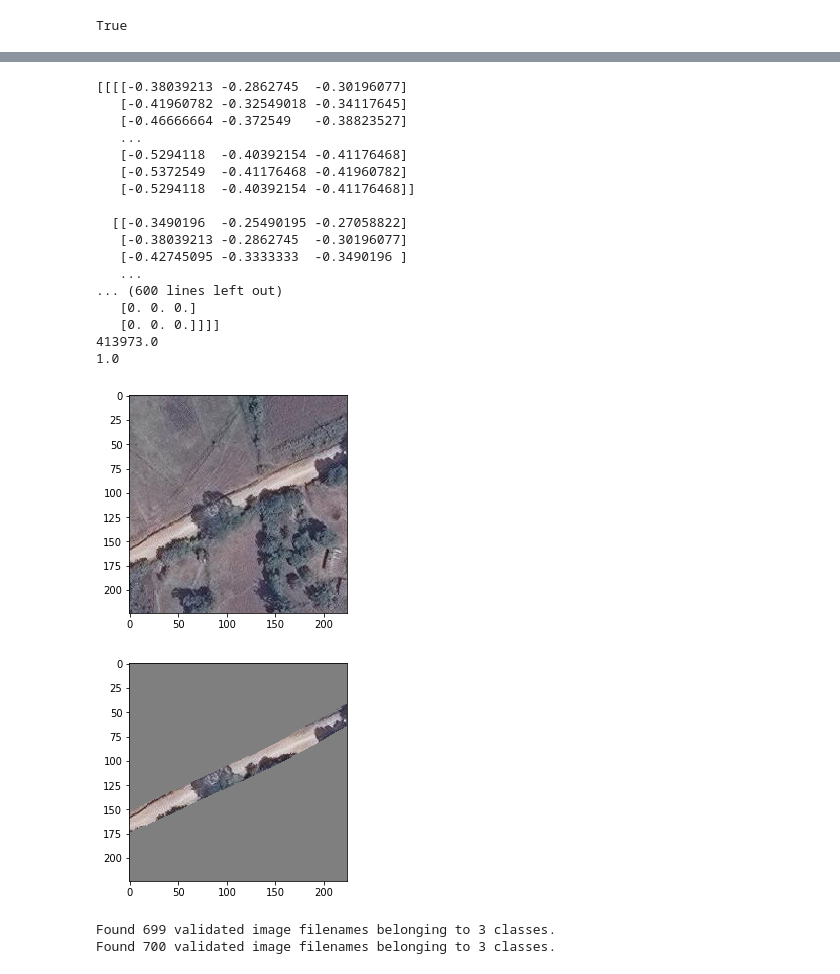
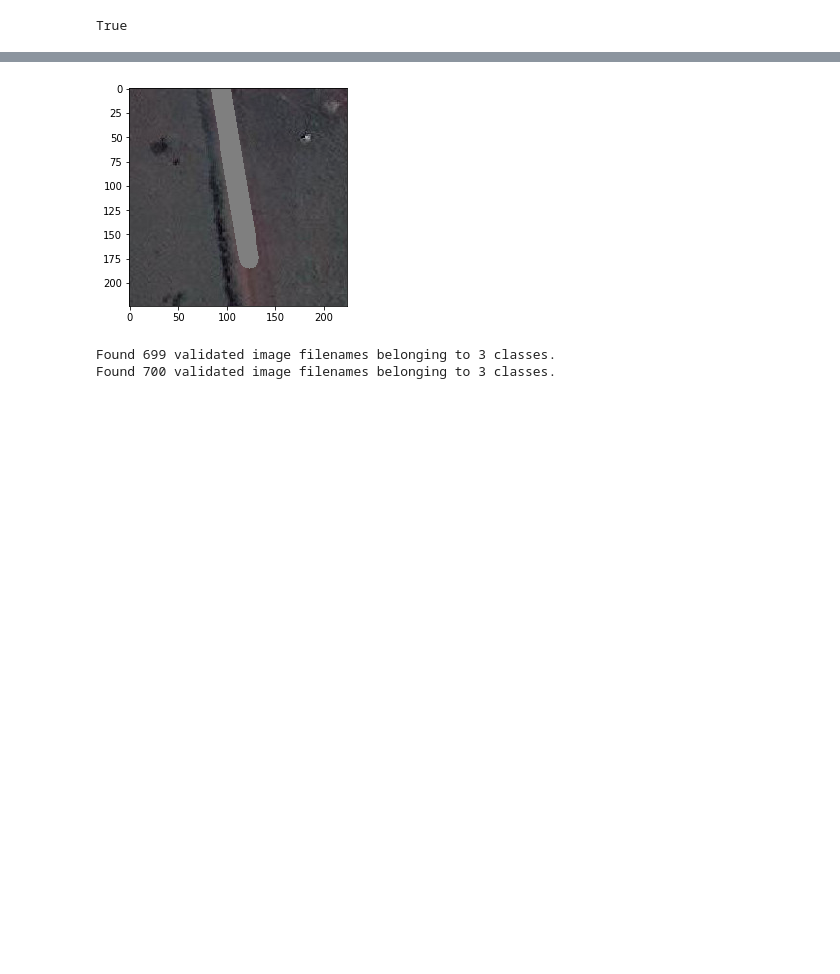
Before and after one commit to choiben314/cs325b, a Jupyter notebook: ben_dev.ipynb, the cells around one changed output, grey strips where cells are left out. Saved outputs shown, nothing was run; the diff lists cells and outputs as text; code cells hidden in the pictures; blank space fills up the shorter version.

```diff
--- a/ben_dev.ipynb
+++ b/ben_dev.ipynb
@@ -586,7 +574,7 @@ print(tf.test.is_gpu_available())
 # %% [output]
 True
 # %%
-config = load_config("cls_w6_e2")
+config = load_config("cls_w6_e3")
 data_manager = DataManager(config)
 convnet = pretrained_cnn(config, image_size=config["image_size"], n_channels=config["n_channels"])
 trainer = Trainer(config)
@@ -613,36 +624,18 @@ dir(val_generator)
  'throw']
 # %%
 import numpy as np
-for real, masked, lab in train_generator:
+for masked, lab in train_generator:
 #     image[0][4][image[0][4] != 0] = 1
 #     plt.imshow(image[0][4])
-    plt.imshow((127.5 * (real[5] + 1)).astype(np.int32))
-    plt.show()
-    plt.imshow((127.5 * (masked[5] + 1)).astype(np.int32))
+#     plt.imshow((127.5 * (real[5] + 1)).astype(np.int32))
+#     plt.show()
+    plt.imshow((127.5 * (masked[8] + 1)).astype(np.int32))
     # print(np.mean(image[0][3]))
 #     plt.show()
 #     plt.imshow(image[1])
     break
 # %% [output]
-[[[[-0.38039213 -0.2862745  -0.30196077]
-   [-0.41960782 -0.32549018 -0.34117645]
-   [-0.46666664 -0.372549   -0.38823527]
-   ...
-   [-0.5294118  -0.40392154 -0.41176468]
-   [-0.5372549  -0.41176468 -0.41960782]
-   [-0.5294118  -0.40392154 -0.41176468]]
-
-  [[-0.3490196  -0.25490195 -0.27058822]
-   [-0.38039213 -0.2862745  -0.30196077]
-   [-0.42745095 -0.3333333  -0.3490196 ]
-   ...
-... (600 lines left out)
-   [0. 0. 0.]
-   [0. 0. 0.]]]]
-413973.0
-1.0
-[figure, old version]
+[figure, new version]
-[figure, removed]
 # %%
 # from keras import preprocessing
 # from keras.applications import VGG16
```
Also changed, not shown: parts of 16 cells of this notebook, 4 other files.
